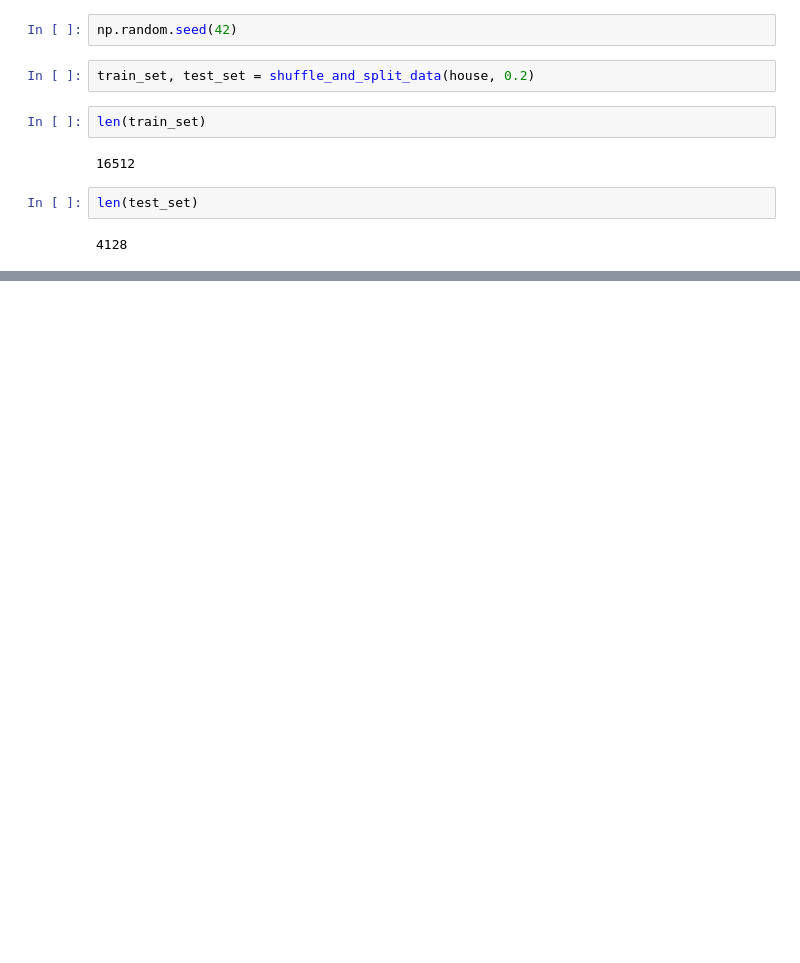
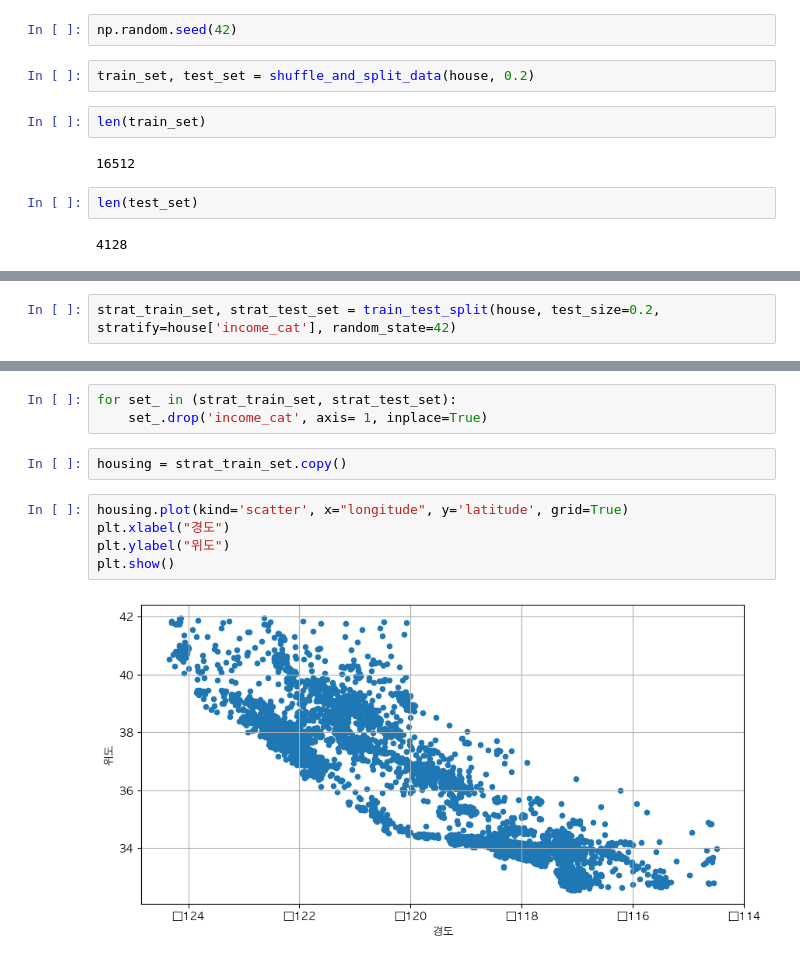
Before and after one commit to al0214/ML-Data-Study, a Jupyter notebook: Machine-Learning/Study/Hands-On-Machine-learning/House/house.ipynb, the cells around one changed output, grey strips where cells are left out. Saved outputs shown, nothing was run; the diff lists cells and outputs as text; blank space fills up the shorter version.

```diff
--- a/Machine-Learning/Study/Hands-On-Machine-learning/House/house.ipynb
+++ b/Machine-Learning/Study/Hands-On-Machine-learning/House/house.ipynb
@@ -81,0 +126,2 @@ len(test_set)
+# %%
+strat_train_set, strat_test_set = train_test_split(house, test_size=0.2, stratify=house['income_cat'], random_state=42)
@@ -81,0 +138,12 @@ len(test_set)
+# %%
+for set_ in (strat_train_set, strat_test_set):
+    set_.drop('income_cat', axis= 1, inplace=True)
+# %%
+housing = strat_train_set.copy()
+# %%
+housing.plot(kind='scatter', x="longitude", y='latitude', grid=True)
+plt.xlabel("경도")
+plt.ylabel("위도")
+plt.show()
+# %% [output]
+[figure, added]
```
Also changed, not shown: parts of 67 cells of this notebook.
